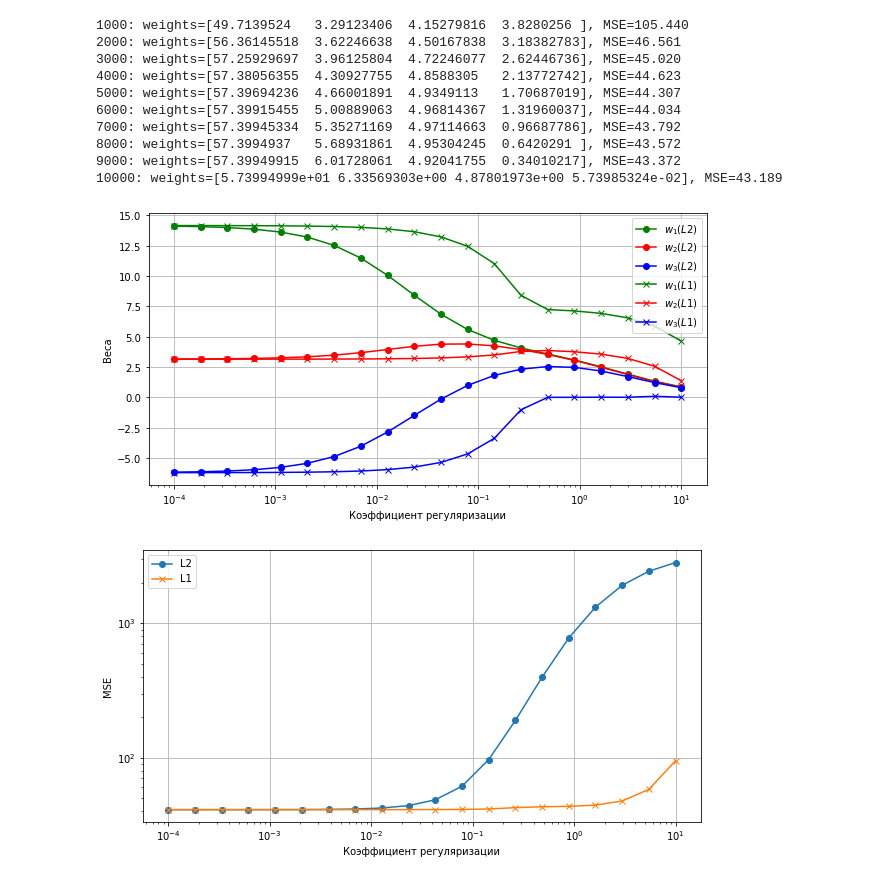
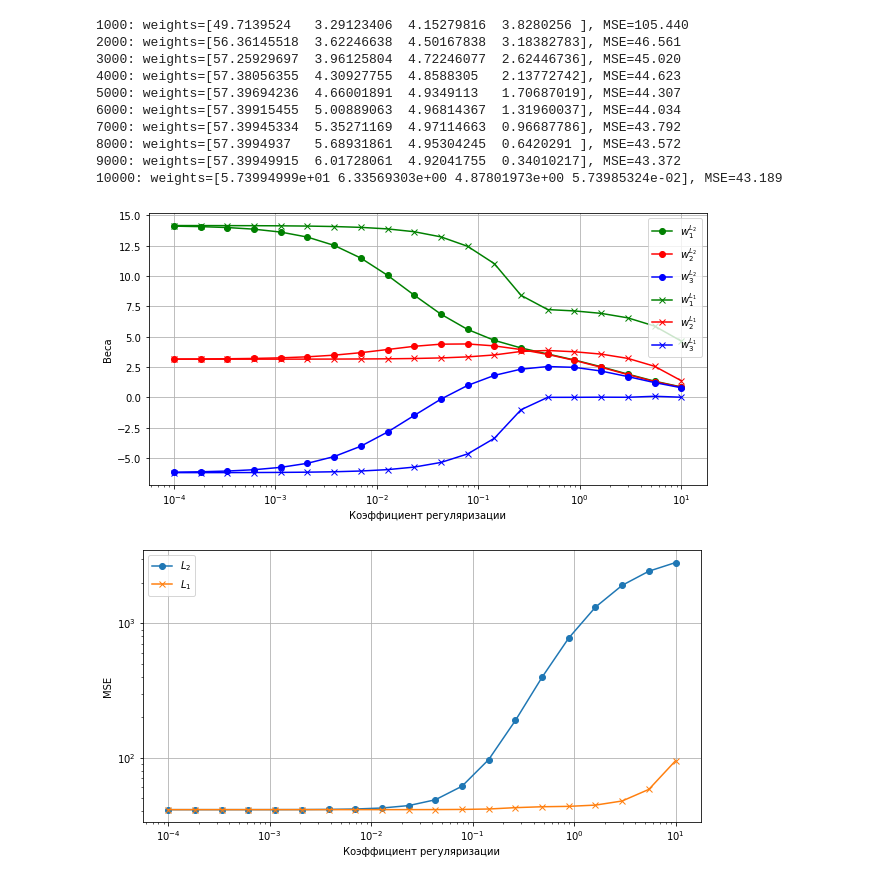
Before and after one commit to nglaz0v/Data_Analysis_Algorithms, a Jupyter notebook: task_02.ipynb, the cells around one changed output. Saved outputs shown, nothing was run; the diff lists cells and outputs as text; code cells hidden in the pictures.

```diff
--- a/task_02.ipynb
+++ b/task_02.ipynb
@@ -139,8 +144,6 @@ def standardization(x: np.ndarray) -> np.ndarray:
 # %%
 X_st = X.copy().astype(np.float64)
-X_st[:, 1] = standardization(X[:, 1])
-X_st[:, 2] = standardization(X[:, 2])
-X_st[:, 3] = standardization(X[:, 3])
+X_st[:, 1:] = standardization(X[:, 1:])
 X, X_st
 # %% [output]
 (array([[   1,    1,  500,   21],
@@ -216,14 +213,17 @@ w = eval_model_reg1(X_st, y, iterations=NITER, eta=1e-3, lambda_=0.001, verbose=
 9000: weights=[57.39949915  6.01728061  4.92041755  0.34010217], MSE=43.372
 10000: weights=[5.73994999e+01 6.33569303e+00 4.87801973e+00 5.73985324e-02], MSE=43.189
 # %%
-w_list_2 = []
-l_list_2 = []
-error_list_2 = []
+def eval_model(rtype, iterations, eta):
+    w_list = []
+    l_list = []
+    error_list = []
 
-for l in np.logspace(start=-4, stop=1, num=20):
-    l_list_2.append(l)
-    w_new = eval_model_reg2(X_st, y, iterations=NITER, eta=1e-2, lambda_=l)
-    w_list_2.append(w_new)
-    error_list_2.append(calc_mse(y, np.dot(X_st, w_new)))
-weights_2 = np.array(w_list_2)
-errors_2 = np.array(error_list_2)
+    for l in np.logspace(start=-4, stop=1, num=20):
+        l_list.append(l)
+        w_new = eval_model_reg(rtype, X_st, y, iterations=iterations, eta=eta, lambda_=l)
+        w_list.append(w_new)
+        error_list.append(calc_mse(y, np.dot(X_st, w_new)))
+    weights = np.array(w_list)
+    errors = np.array(error_list)
+
+    return weights, l_list, errors
@@ -242,28 +230,32 @@ errors_1 = np.array(error_list_1)
+# %%
+weights_2, l_list_2, errors_2 = eval_model('L2', 10**4, 1e-2)
+# %%
+weights_1, l_list_1, errors_1 = eval_model('L1', 10**4, 1e-2)
 # %%
 plt.figure(figsize=(10, 5))
 plt.xscale('log')
 #plt.plot(l_list, weights[:, 0], 'mo-', label=r'$w_0$')
-plt.plot(l_list_2, weights_2[:, 1], 'go-', label=r'$w_1 (L2)$')
-plt.plot(l_list_2, weights_2[:, 2], 'ro-', label=r'$w_2 (L2)$')
-plt.plot(l_list_2, weights_2[:, 3], 'bo-', label=r'$w_3 (L2)$')
-plt.plot(l_list_1, weights_1[:, 1], 'gx-', label=r'$w_1 (L1)$')
-plt.plot(l_list_1, weights_1[:, 2], 'rx-', label=r'$w_2 (L1)$')
-plt.plot(l_list_1, weights_1[:, 3], 'bx-', label=r'$w_3 (L1)$')
+plt.plot(l_list_2, weights_2[:, 1], 'go-', label=r'$w_1^{L_2}$')
+plt.plot(l_list_2, weights_2[:, 2], 'ro-', label=r'$w_2^{L_2}$')
+plt.plot(l_list_2, weights_2[:, 3], 'bo-', label=r'$w_3^{L_2}$')
+plt.plot(l_list_1, weights_1[:, 1], 'gx-', label=r'$w_1^{L_1}$')
+plt.plot(l_list_1, weights_1[:, 2], 'rx-', label=r'$w_2^{L_1}$')
+plt.plot(l_list_1, weights_1[:, 3], 'bx-', label=r'$w_3^{L_1}$')
 plt.xlabel('Коэффициент регуляризации')
 plt.ylabel('Веса')
 plt.grid()
 plt.legend();
 # %% [output]
-[figure, old version]
+[figure, new version]
 # %%
 plt.figure(figsize=(10, 5))
 plt.xscale('log')
 plt.yscale('log')
-plt.plot(l_list_2, errors_2, 'o-', label='L2')
-plt.plot(l_list_1, errors_1, 'x-', label='L1')
+plt.plot(l_list_2, errors_2, 'o-', label=r'$L_2$')
+plt.plot(l_list_1, errors_1, 'x-', label=r'$L_1$')
 plt.xlabel('Коэффициент регуляризации')
 plt.ylabel('MSE')
 plt.grid()
 plt.legend();
 # %% [output]
-[figure, old version]
+[figure, new version]
```
Also changed, not shown: parts of 10 cells of this notebook.
